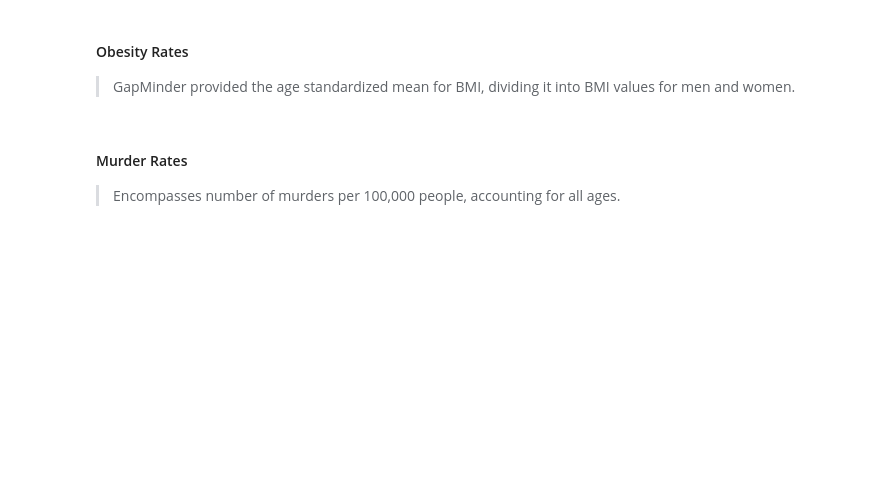
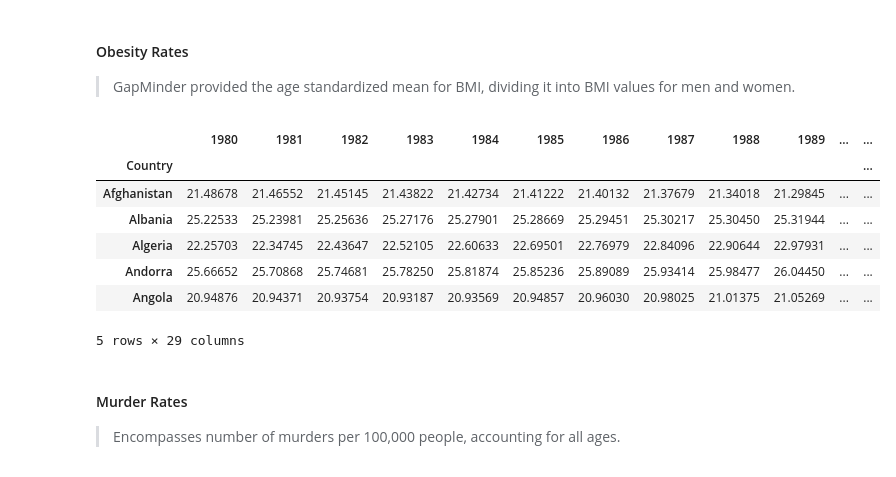
Before and after one commit to aeglon97/Investigate-A-Dataset, a Jupyter notebook: Investigate_a_Dataset.ipynb, the cells around one changed output. Saved outputs shown, nothing was run; the diff lists cells and outputs as text; code cells hidden in the pictures; blank space fills up the shorter version.

```diff
--- a/Investigate_a_Dataset.ipynb
+++ b/Investigate_a_Dataset.ipynb
@@ -55,6 +71,17 @@ df_forest = pd.read_csv('./data/forest_area_sq_km.csv', index_col='country')
 # %%
 df_bmi_male = pd.read_csv('./data/bmi_rates/bmi_male.csv', index_col='Country')
 df_bmi_female = pd.read_csv('./data/bmi_rates/bmi_female.csv', index_col='Country')
+# %%
+df_bmi_male.head()
+# %% [output]
+|  | 1980 | 1981 | 1982 | 1983 | 1984 | 1985 | 1986 | 1987 | 1988 | 1989 | ... | ... |
+| Country |  |  |  |  |  |  |  |  |  |  |  | ... |
+| Afghanistan | 21.48678 | 21.46552 | 21.45145 | 21.43822 | 21.42734 | 21.41222 | 21.40132 | 21.37679 | 21.34018 | 21.29845 | ... | ... |
+| Albania | 25.22533 | 25.23981 | 25.25636 | 25.27176 | 25.27901 | 25.28669 | 25.29451 | 25.30217 | 25.30450 | 25.31944 | ... | ... |
+| Algeria | 22.25703 | 22.34745 | 22.43647 | 22.52105 | 22.60633 | 22.69501 | 22.76979 | 22.84096 | 22.90644 | 22.97931 | ... | ... |
+| Andorra | 25.66652 | 25.70868 | 25.74681 | 25.78250 | 25.81874 | 25.85236 | 25.89089 | 25.93414 | 25.98477 | 26.04450 | ... | ... |
+| Angola | 20.94876 | 20.94371 | 20.93754 | 20.93187 | 20.93569 | 20.94857 | 20.96030 | 20.98025 | 21.01375 | 21.05269 | ... | ... |
+5 rows × 29 columns
 # %% [markdown]
 #### Murder Rates
 > Encompasses number of murders per 100,000 people, accounting for all ages.
```
Also changed, not shown: parts of 31 cells of this notebook.
